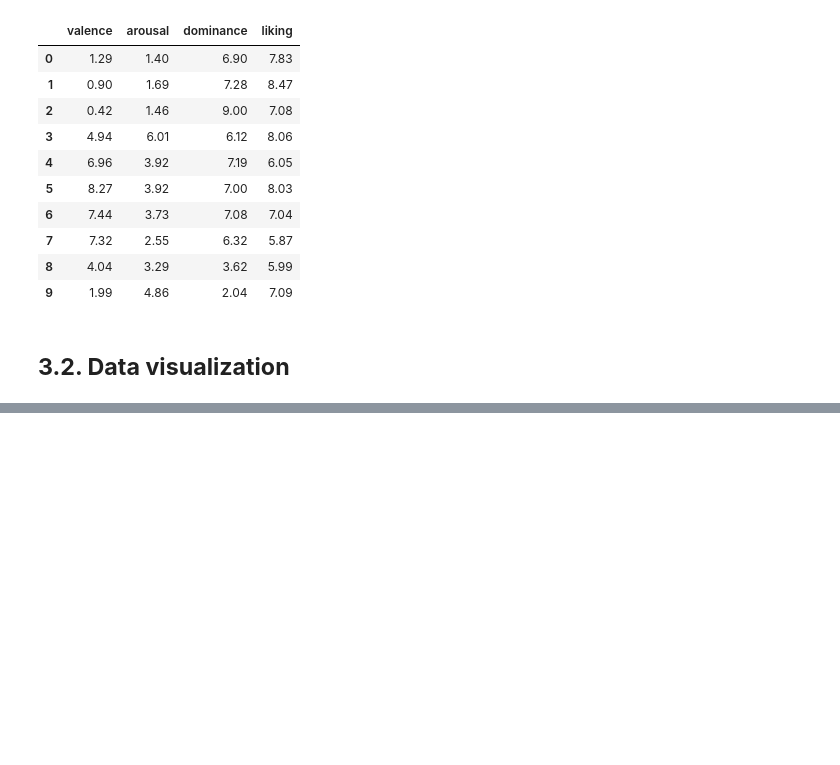
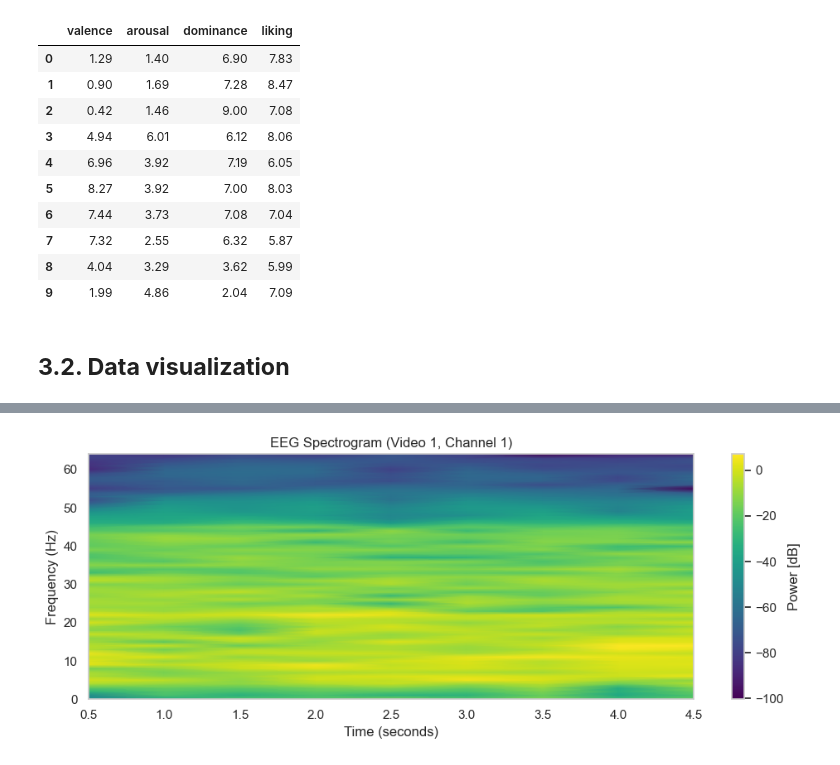
Before and after one commit to michal-owsiak/eeg-emotion-recognition-cnn, a Jupyter notebook: index.ipynb, the cells around one changed output, grey strips where cells are left out. Drawn from its saved outputs; the diff is of its cells as text; code cells hidden in the pictures; blank space fills up the shorter version.

```diff
--- a/index.ipynb
+++ b/index.ipynb
@@ -105,0 +134,15 @@ This step helps to inspect the signal patterns over time and verify whether the
+# %%
+sampling_frequency = 128
+frequencies, times, spec_power = spectrogram(sample_signal, fs=sampling_frequency, nperseg=128, noverlap=64)
+
+plt.figure(figsize=(10, 4))
+plt.pcolormesh(times, frequencies, 10 * np.log10(spec_power), shading='gouraud', cmap='viridis')
+plt.title(f'EEG Spectrogram (Video {video_index + 1}, Channel {channel_index + 1})')
+plt.xlabel('Time (seconds)')
+plt.ylabel('Frequency (Hz)')
+plt.colorbar(label='Power [dB]')
+
+plt.tight_layout()
+plt.show()
+# %% [output]
+[figure, added]
```
Also changed, not shown: parts of 7 cells of this notebook.
